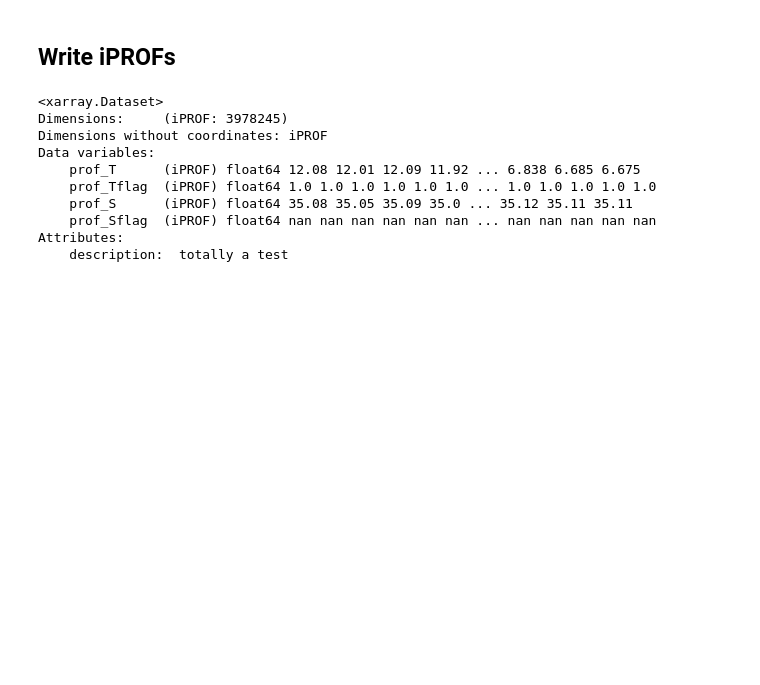
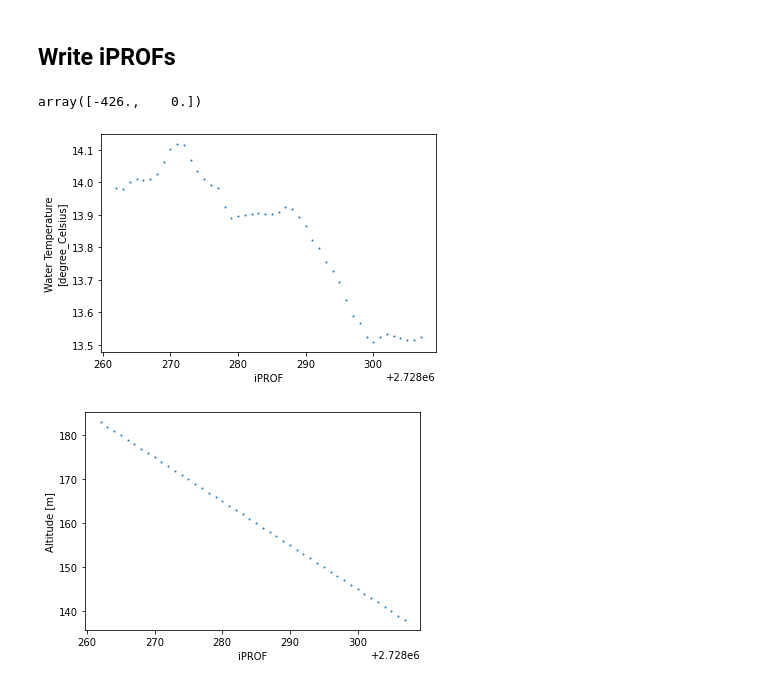
Before and after one commit to IvanaEscobar/sandbox, a Jupyter notebook: sandbox/ooi-pioneer/notebooks/ooi2profilesPkg.ipynb, the cells around one changed output. Saved outputs shown, nothing was run; the diff lists cells and outputs as text; code cells hidden in the pictures; blank space fills up the shorter version.

```diff
--- a/sandbox/ooi-pioneer/notebooks/ooi2profilesPkg.ipynb
+++ b/sandbox/ooi-pioneer/notebooks/ooi2profilesPkg.ipynb
@@ -19,7 +19,6 @@ os.environ['PYTHONWARNOINGS'] = 'ignore'
 def readOOI (fname):
     ds = xr.open_dataset(fname)
     ds = ds.rename({    'row':'iPROF',
-                        'z':'prof_depth',
                         'sea_water_temperature_profiler_depth_enabled': 'prof_T',
                         'sea_water_temperature_profiler_depth_enabled_qc_agg':'prof_Tflag',
                         'sea_water_practical_salinity_profiler_depth_enabled': 'prof_S',
@@ -28,6 +27,8 @@ def readOOI (fname):
                         'sea_water_density_profiler_depth_enabled_qc_agg',
                         'sea_water_pressure_profiler_depth_enabled',
                         'sea_water_pressure_profiler_depth_enabled_qc_agg',})
+    ds['prof_depth'] = xr.DataArray(-1 * ds.z, dims=ds.z.dims, attrs=ds.z.attrs)
+    ds=ds.drop('z')
     return ds
 # %%
 dataPath = '/scratch2/shared/ooi-pioneer/'
@@ -65,13 +52,0 @@ ts = dict(prof_T = (['iPROF'], ds['cp04ospm']['sea_water_temperature_profiler_de
-# %%
-ds2
-# %% [output]
-<xarray.Dataset>
-Dimensions:     (iPROF: 3978245)
-Dimensions without coordinates: iPROF
-Data variables:
-    prof_T      (iPROF) float64 12.08 12.01 12.09 11.92 ... 6.838 6.685 6.675
-    prof_Tflag  (iPROF) float64 1.0 1.0 1.0 1.0 1.0 1.0 ... 1.0 1.0 1.0 1.0 1.0
-    prof_S      (iPROF) float64 35.08 35.05 35.09 35.0 ... 35.12 35.11 35.11
-    prof_Sflag  (iPROF) float64 nan nan nan nan nan nan ... nan nan nan nan nan
-Attributes:
-    description:  totally a test
@@ -77,0 +71,5 @@ Attributes:
+# %%
+dsTest = ds['cp04ospm']
+dsTest.prof_depth.attrs['actual_range']
+# %% [output]
+array([-426.,    0.])
@@ -77,0 +78,9 @@ Attributes:
+# %%
+dsTest2 = dsTest.where(dsTest.time == np.datetime64('2019-06-22T21:06:00.000000000'))
+dsTest2.prof_T.plot(marker='o', linewidth=0., markersize=1)
+plt.show()
+dsTest2.prof_depth.plot(marker='o', linewidth=0., markersize=1)
+plt.show()
+# %% [output]
+[figure, added]
+[figure, added]
```
Also changed, not shown: parts of 10 cells of this notebook, 1 other file.
